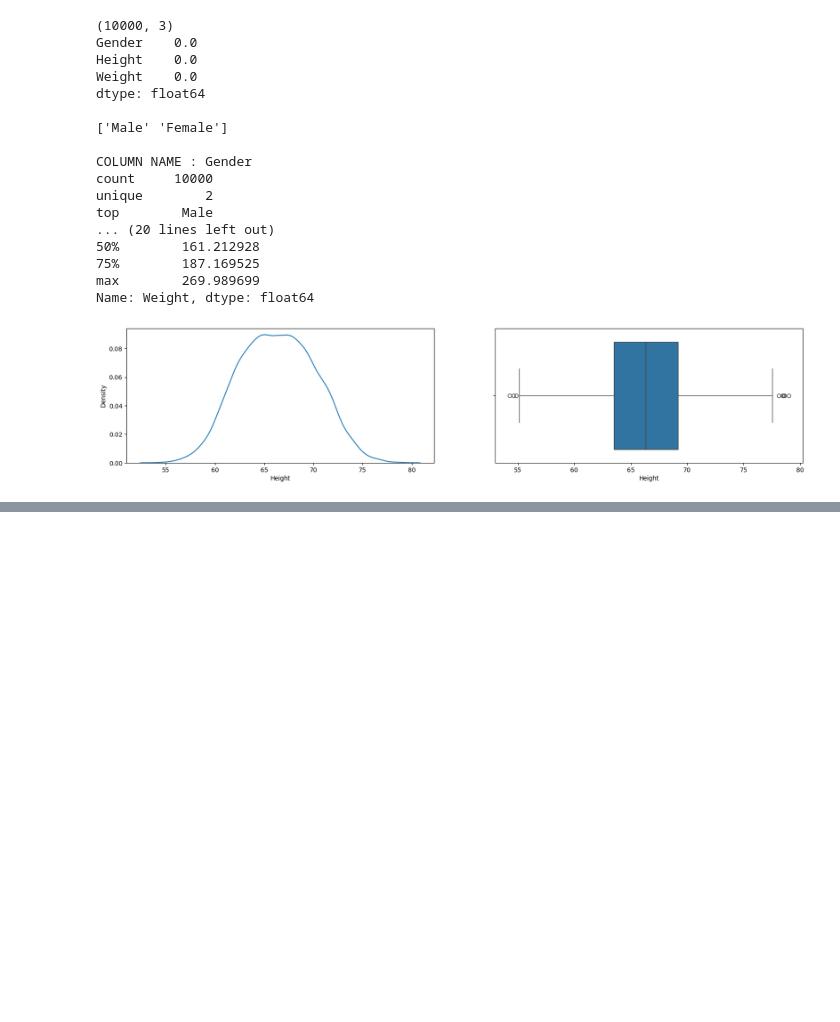
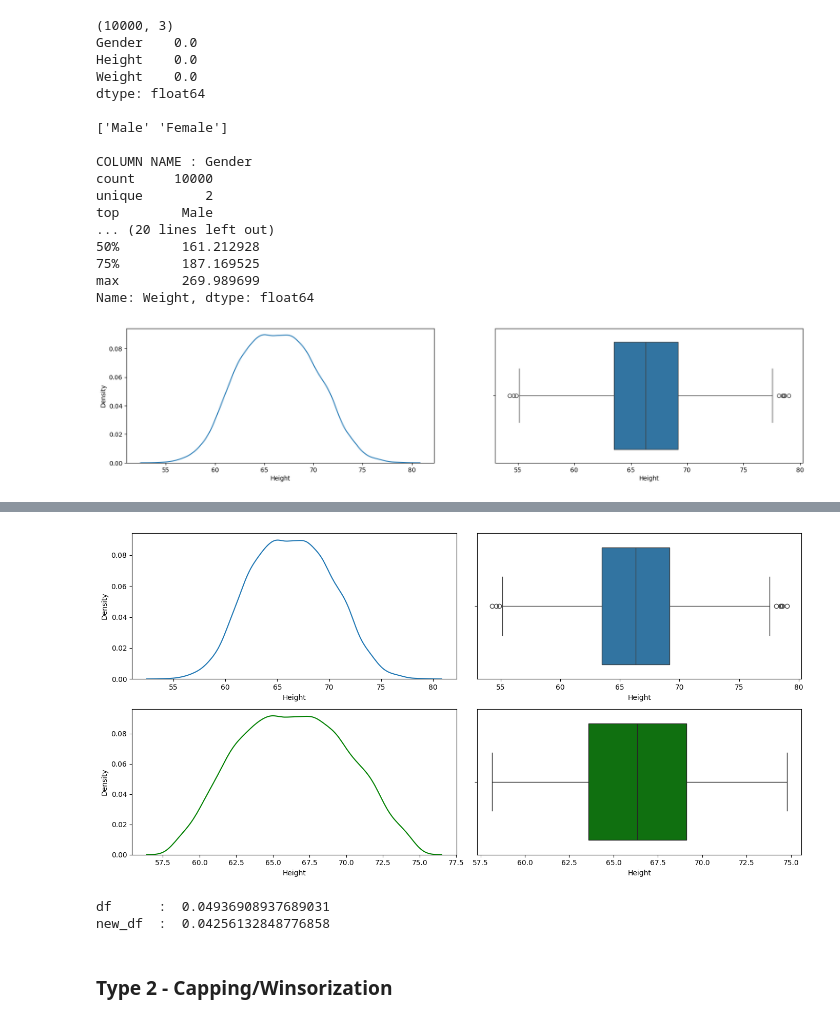
Before and after one commit to Ashura369/Python_and_Data_Science, a Jupyter notebook: 0 ML lecture/14_3 percentile method.ipynb, the cells around one changed output, grey strips where cells are left out. Cells and saved outputs as stored; diff of their text form; code cells hidden in the pictures; blank space fills up the shorter version.

```diff
--- a/0 ML lecture/14_3 percentile method.ipynb
+++ b/0 ML lecture/14_3 percentile method.ipynb
@@ -95,11 +97,13 @@ plt.show()
 # %%
-upper_limit = np.round(df['Height'].quantile(0.7478), 2)      # values above 99 % will be considered outliers
-lower_limit = np.round(df['Height'].quantile(0.5813), 2)      # values below 1 % will be considered outliers
+upper_limit = np.round(df['Height'].quantile(0.99), 2)      # values above 74.78 & will be considered outliers
+lower_limit = np.round(df['Height'].quantile(0.01), 2)      # values below 58.13 & will be considered outliers
 
 print(upper_limit)
 print(lower_limit)
 
 # storing non-outlier data in a variable
-new_df = df[(df['Height'] <= lower_limit) & (df['Height'] >= upper_limit)]
-print(new_df.shape)
+new_df = df[(df['Height'] <= 74.78) & (df['Height'] >= 58.13)]      # both the values here are min and max value of the respective feature
+# new_df = df[(df['Height'] <= upper_limit) & (df['Height'] >= lower_limit)]
+print(new_df.shape, '\n')
+print(new_df['Height'].describe())
 # %% [output]
@@ -108,0 +142,27 @@ print(new_df.shape)
+# %%
+plt.figure(figsize=(14, 7))
+
+plt.subplot(221)
+sns.kdeplot(df['Height'])
+
+plt.subplot(222)
+sns.boxplot(x=df['Height'])
+
+plt.subplot(223)
+sns.kdeplot(new_df['Height'], color='g')
+
+plt.subplot(224)
+sns.boxplot(x=new_df['Height'], color='g')
+
+plt.tight_layout()
+plt.show()
+# %% [output]
+[figure, added]
+# %%
+print("df \t: ", df['Height'].skew())
+print("new_df \t: ", new_df['Height'].skew())
+# %% [output]
+df      :  0.04936908937689031
+new_df  :  0.04256132848776858
+# %% [markdown]
+### **Type 2 - Capping/Winsorization**
```
Also changed, not shown: parts of 6 cells of this notebook, 1 other file.
